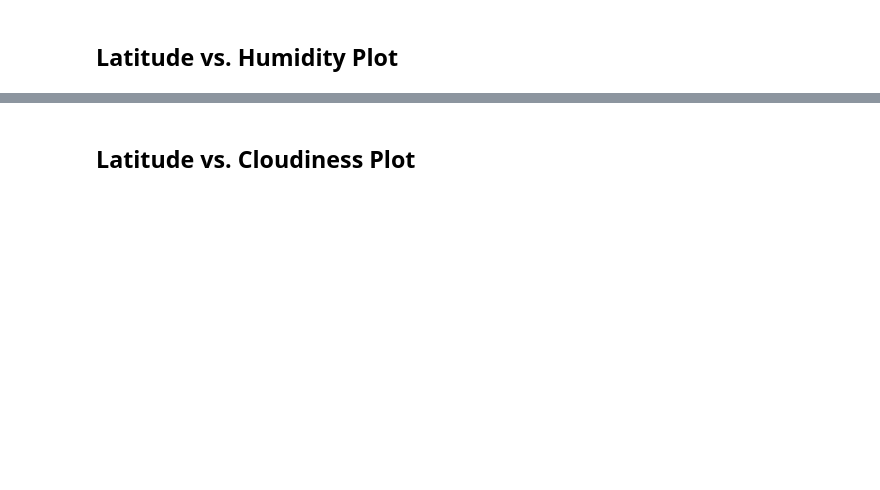
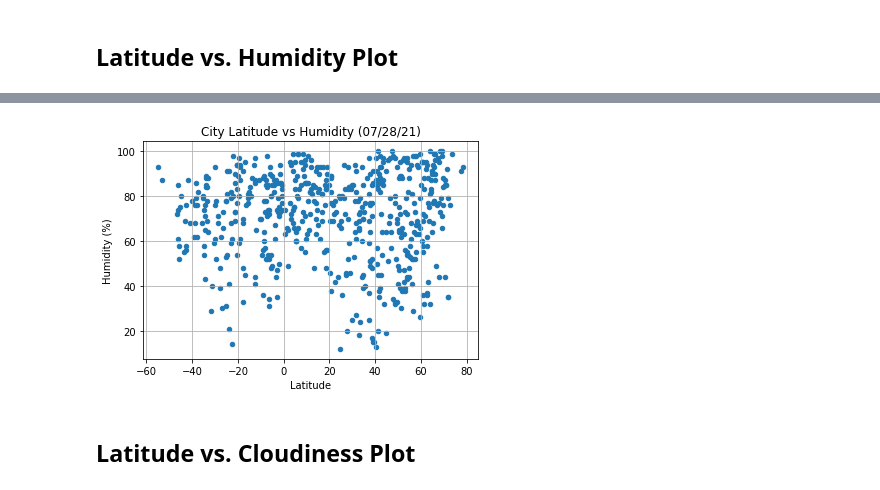
Before and after one commit to anilzown/python-api-challenge, a Jupyter notebook: WeatherPy/WeatherPy.ipynb, the cells around one changed output, grey strips where cells are left out. Saved outputs shown, nothing was run; the diff lists cells and outputs as text; code cells hidden in the pictures; blank space fills up the shorter version.

```diff
--- a/WeatherPy/WeatherPy.ipynb
+++ b/WeatherPy/WeatherPy.ipynb
@@ -255,2 +231,9 @@ Int64Index([], dtype='int64')
+# %%
+cities_df.plot.scatter('Lat', 'Humidity', grid=True, title='City Latitude vs Humidity (%s)' % time.strftime('%x'))
+plt.ylabel("Humidity (%)")
+plt.xlabel("Latitude")
+plt.show()
+# %% [output]
+[figure, added]
 # %% [markdown]
 ## Latitude vs. Cloudiness Plot
```
Also changed, not shown: parts of 19 cells of this notebook, 1 other file.
